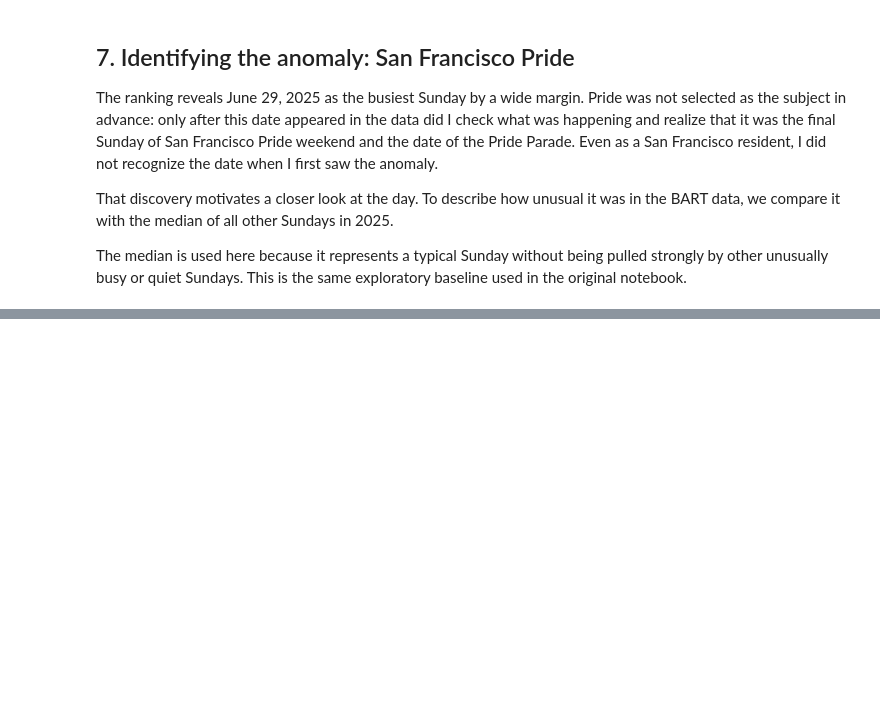
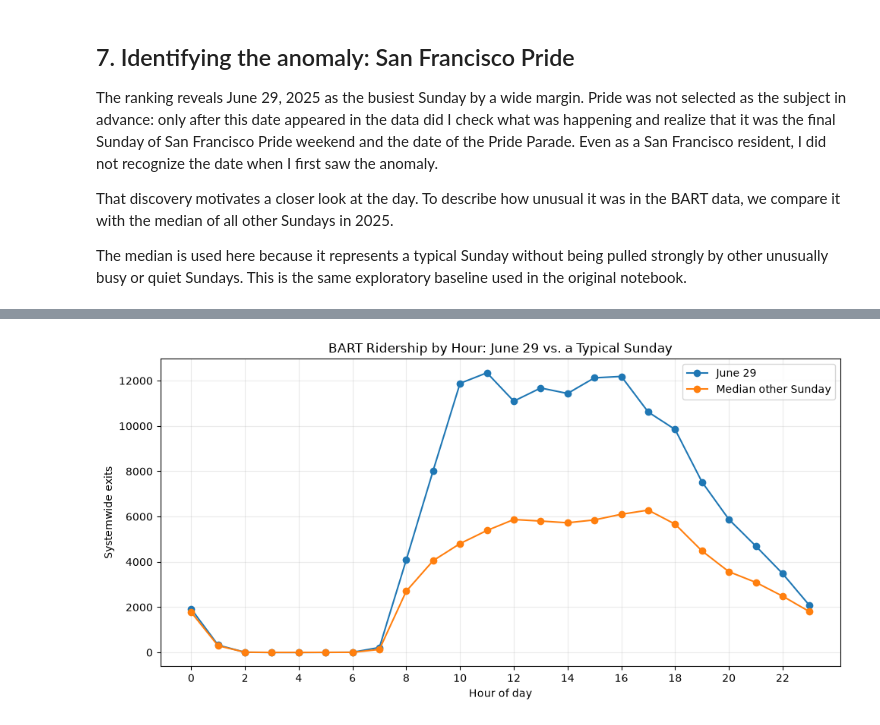
Before and after one commit to nick-fallon/bart-analysis, a Jupyter notebook: notebooks/bart_ridership_analysis.ipynb, the cells around one changed output, grey strips where cells are left out. Drawn from its saved outputs; the diff is of its cells as text; code cells hidden in the pictures; blank space fills up the shorter version.

```diff
--- a/notebooks/bart_ridership_analysis.ipynb
+++ b/notebooks/bart_ridership_analysis.ipynb
@@ -315,0 +320,59 @@ system_comparison.to_frame()
+# %%
+all_hours = pd.Index(range(24), name="hour")
+pride = bart.loc[bart["date"] == pride_date]
+other_sunday_dates = sundays.loc[sundays["date"] != pride_date, "date"]
+other_sundays = bart.loc[bart["date"].isin(other_sunday_dates)]
+
+pride_hourly = (
+    pride.groupby("hour")["trips"]
+    .sum()
+    .reindex(all_hours, fill_value=0)
+)
+
+other_sunday_hourly = other_sundays.groupby(["date", "hour"])["trips"].sum()
+complete_sunday_hours = pd.MultiIndex.from_product(
+    [other_sunday_dates, all_hours],
+    names=["date", "hour"],
+)
+other_sunday_hourly = other_sunday_hourly.reindex(
+    complete_sunday_hours,
+    fill_value=0,
+)
+typical_sunday_hourly = other_sunday_hourly.groupby(level="hour").median()
+
+hourly_comparison = pd.DataFrame(
+    {
+        "June 29": pride_hourly,
+        "Median other Sunday": typical_sunday_hourly,
+    }
+)
+hourly_comparison["Difference"] = (
+    hourly_comparison["June 29"]
+    - hourly_comparison["Median other Sunday"]
+)
+
+fig, ax = plt.subplots(figsize=(10, 5))
+ax.plot(
+    hourly_comparison.index,
+    hourly_comparison["June 29"],
+    marker="o",
+    label="June 29",
+)
+ax.plot(
+    hourly_comparison.index,
+    hourly_comparison["Median other Sunday"],
+    marker="o",
+    label="Median other Sunday",
+)
+ax.set(
+    title="BART Ridership by Hour: June 29 vs. a Typical Sunday",
+    xlabel="Hour of day",
+    ylabel="Systemwide exits",
+)
+ax.set_xticks(range(0, 24, 2))
+ax.grid(alpha=0.25)
+ax.legend()
+fig.tight_layout()
+plt.show()
+# %% [output]
+[figure, added]
```
Also changed, not shown: parts of 13 cells of this notebook, 2 other files.
